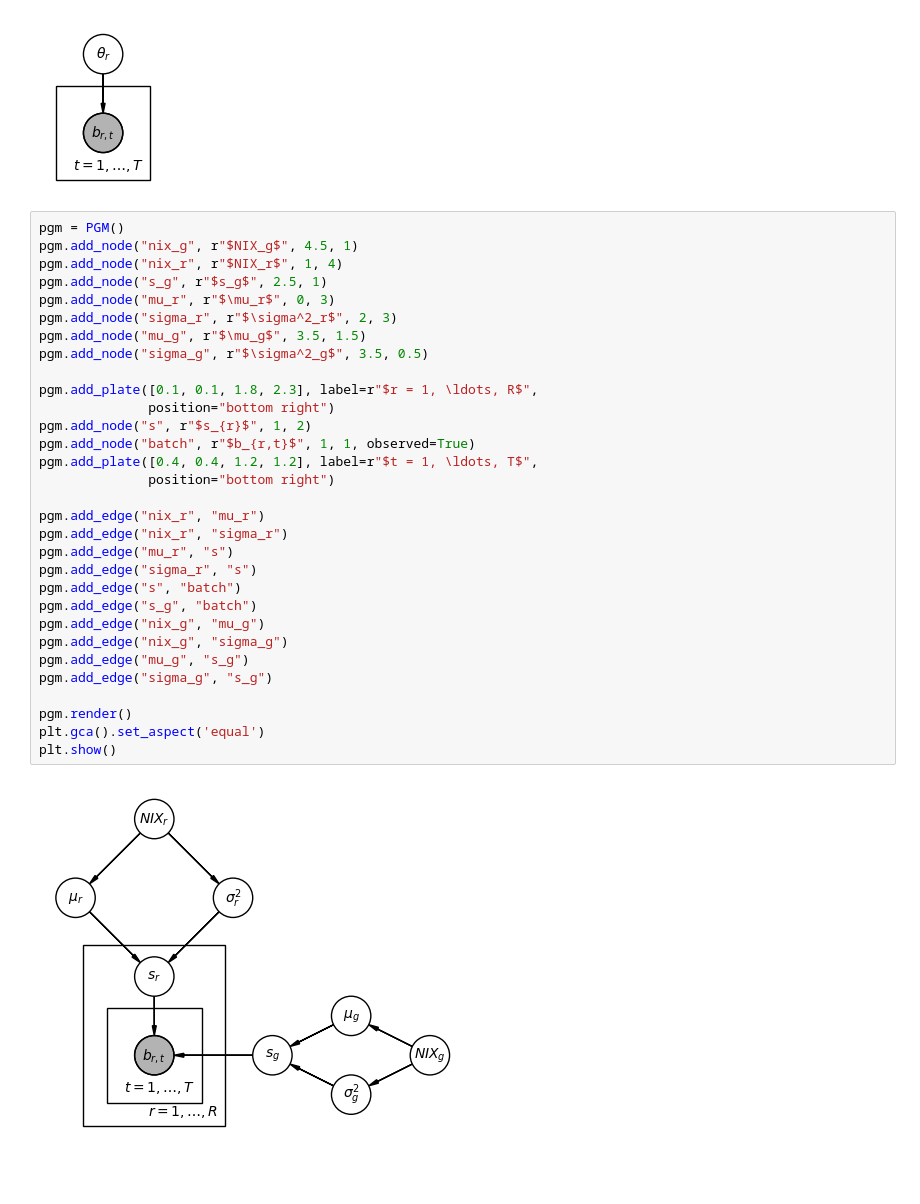
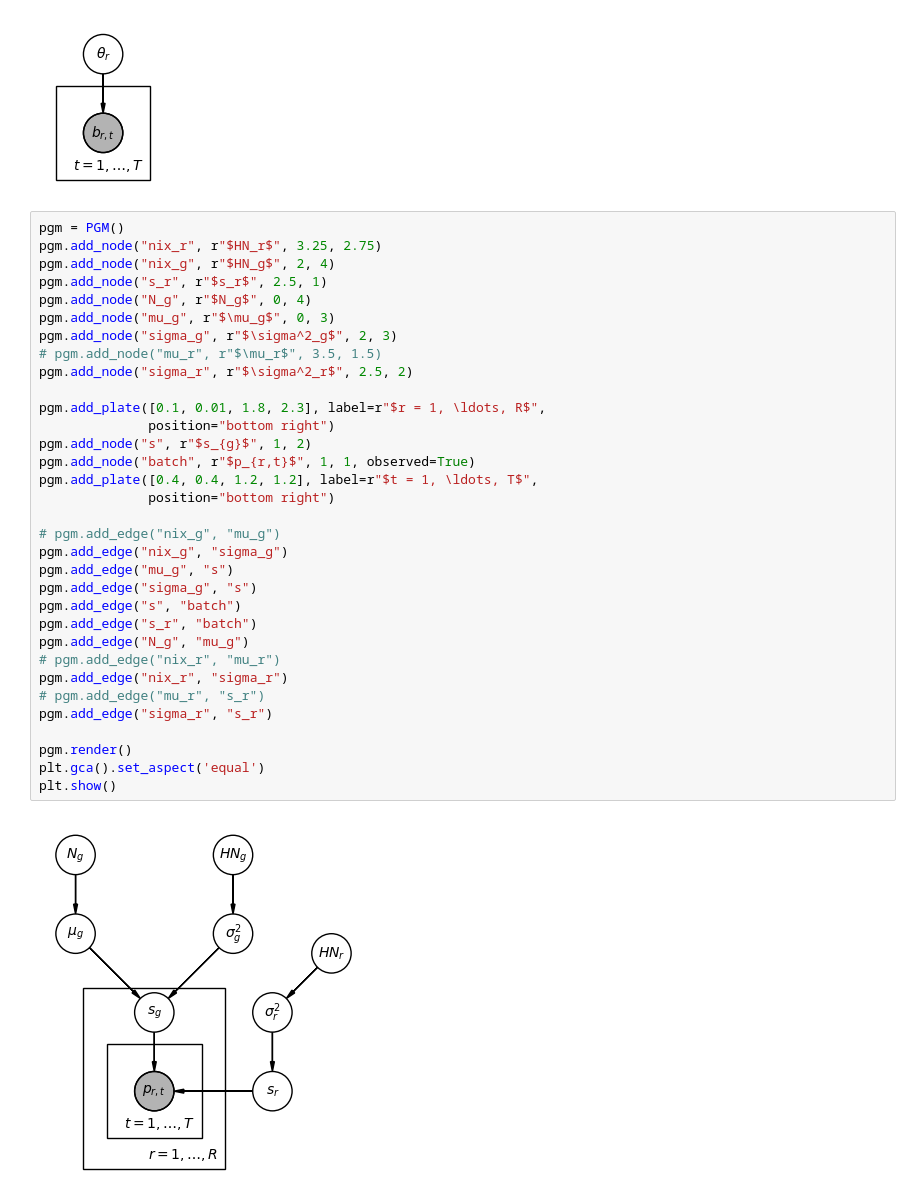
Before and after one commit to rickyrojas311/realtimeElectionForecasting, a Jupyter notebook: model_img.ipynb, the cells around one changed output. Saved outputs shown, nothing was run; the diff lists cells and outputs as text; blank space fills up the shorter version.

Commit message:
Updated figures

```diff
--- a/model_img.ipynb
+++ b/model_img.ipynb
@@ -31,34 +31,36 @@ plt.show()
 [figure]
 # %%
 pgm = PGM()
-pgm.add_node("nix_g", r"$NIX_g$", 4.5, 1)
-pgm.add_node("nix_r", r"$NIX_r$", 1, 4)
-pgm.add_node("s_g", r"$s_g$", 2.5, 1)
-pgm.add_node("mu_r", r"$\mu_r$", 0, 3)
-pgm.add_node("sigma_r", r"$\sigma^2_r$", 2, 3)
-pgm.add_node("mu_g", r"$\mu_g$", 3.5, 1.5)
-pgm.add_node("sigma_g", r"$\sigma^2_g$", 3.5, 0.5)
+pgm.add_node("nix_r", r"$HN_r$", 3.25, 2.75)
+pgm.add_node("nix_g", r"$HN_g$", 2, 4)
+pgm.add_node("s_r", r"$s_r$", 2.5, 1)
+pgm.add_node("N_g", r"$N_g$", 0, 4)
+pgm.add_node("mu_g", r"$\mu_g$", 0, 3)
+pgm.add_node("sigma_g", r"$\sigma^2_g$", 2, 3)
+# pgm.add_node("mu_r", r"$\mu_r$", 3.5, 1.5)
+pgm.add_node("sigma_r", r"$\sigma^2_r$", 2.5, 2)
 
-pgm.add_plate([0.1, 0.1, 1.8, 2.3], label=r"$r = 1, \ldots, R$",
+pgm.add_plate([0.1, 0.01, 1.8, 2.3], label=r"$r = 1, \ldots, R$",
               position="bottom right")
-pgm.add_node("s", r"$s_{r}$", 1, 2)
-pgm.add_node("batch", r"$b_{r,t}$", 1, 1, observed=True)
+pgm.add_node("s", r"$s_{g}$", 1, 2)
+pgm.add_node("batch", r"$p_{r,t}$", 1, 1, observed=True)
 pgm.add_plate([0.4, 0.4, 1.2, 1.2], label=r"$t = 1, \ldots, T$",
               position="bottom right")
 
-pgm.add_edge("nix_r", "mu_r")
+# pgm.add_edge("nix_g", "mu_g")
+pgm.add_edge("nix_g", "sigma_g")
+pgm.add_edge("mu_g", "s")
+pgm.add_edge("sigma_g", "s")
+pgm.add_edge("s", "batch")
+pgm.add_edge("s_r", "batch")
+pgm.add_edge("N_g", "mu_g")
+# pgm.add_edge("nix_r", "mu_r")
 pgm.add_edge("nix_r", "sigma_r")
-pgm.add_edge("mu_r", "s")
-pgm.add_edge("sigma_r", "s")
-pgm.add_edge("s", "batch")
-pgm.add_edge("s_g", "batch")
-pgm.add_edge("nix_g", "mu_g")
-pgm.add_edge("nix_g", "sigma_g")
-pgm.add_edge("mu_g", "s_g")
-pgm.add_edge("sigma_g", "s_g")
+# pgm.add_edge("mu_r", "s_r")
+pgm.add_edge("sigma_r", "s_r")
 
 pgm.render()
 plt.gca().set_aspect('equal')
 plt.show()
 # %% [output]
-[figure, old version]
+[figure, new version]
```
Also changed, not shown: 2 other files.
